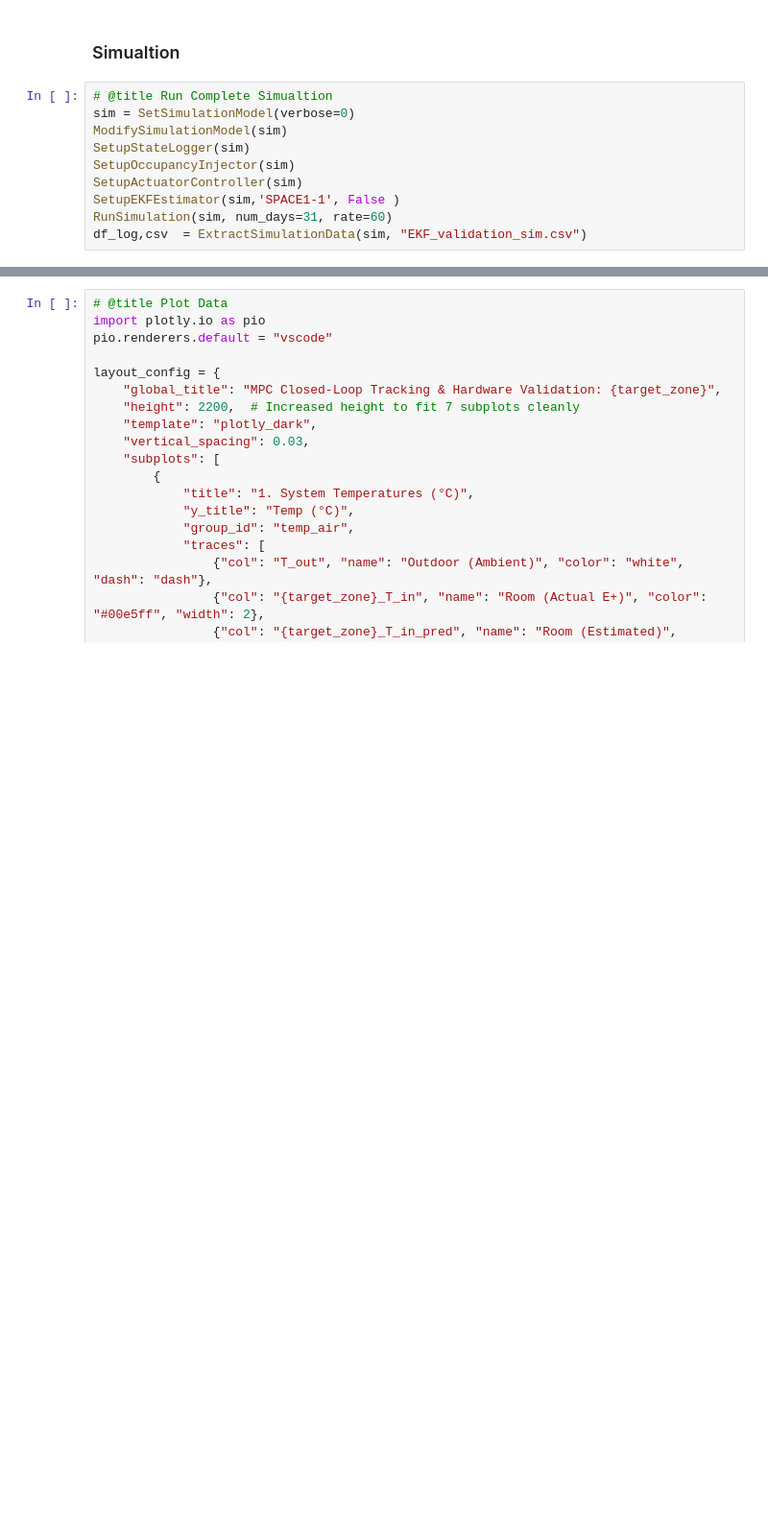
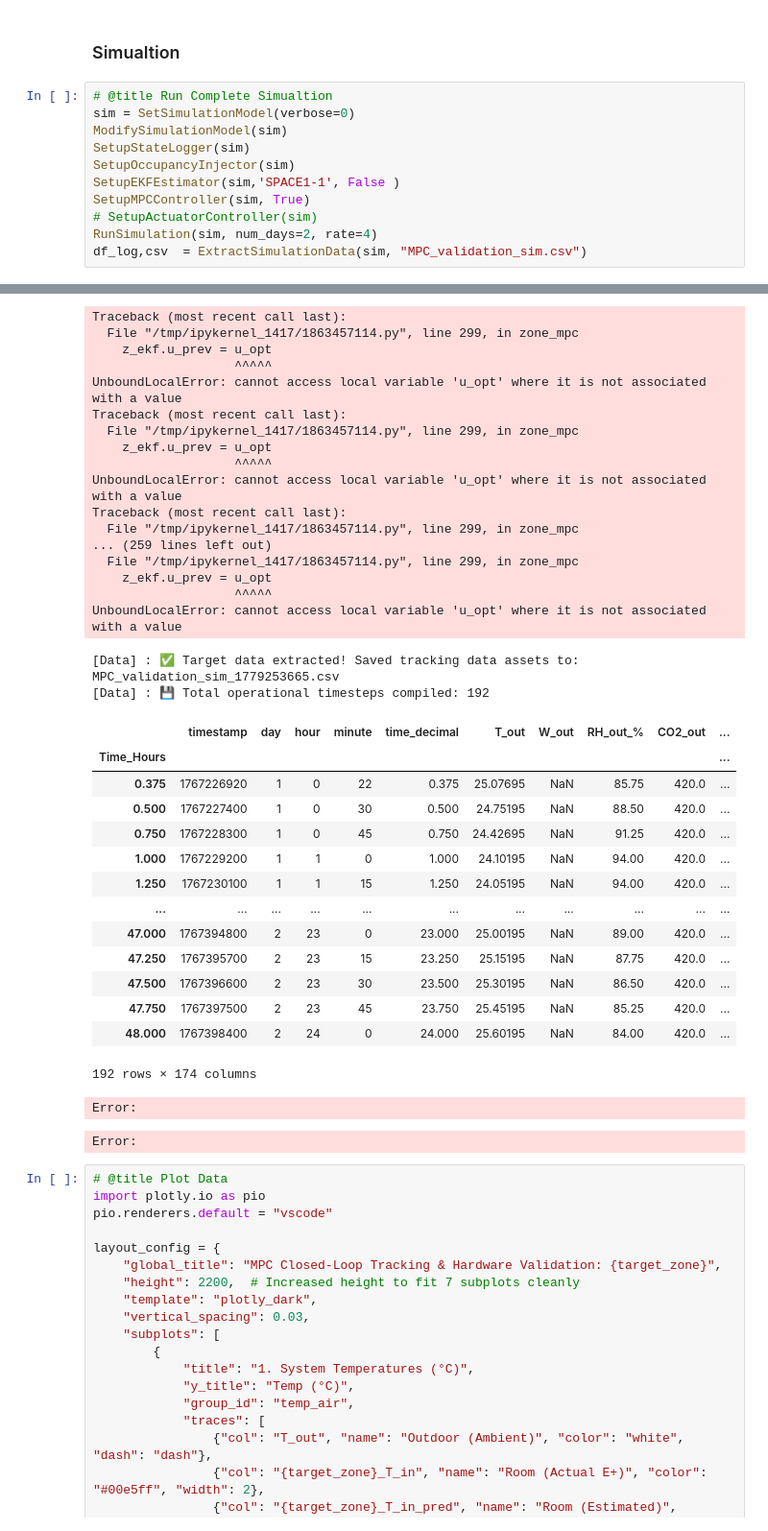
Before and after one commit to janithcyapa/DHCA-Framework, a Jupyter notebook: Simulation/3_MPC_Validation.ipynb, the cells around one changed output, grey strips where cells are left out. Shown at 96% size. Drawn from its saved outputs; the diff is of its cells as text; blank space fills up the shorter version.

```diff
--- a/Simulation/3_MPC_Validation.ipynb
+++ b/Simulation/3_MPC_Validation.ipynb
@@ -31,7 +358,9 @@ sim = SetSimulationModel(verbose=0)
 ModifySimulationModel(sim)
 SetupStateLogger(sim)
 SetupOccupancyInjector(sim)
-SetupActuatorController(sim)
 SetupEKFEstimator(sim,'SPACE1-1', False )
-RunSimulation(sim, num_days=31, rate=60)
-df_log,csv  = ExtractSimulationData(sim, "EKF_validation_sim.csv")
+SetupMPCController(sim, True)
+# SetupActuatorController(sim)
+RunSimulation(sim, num_days=2, rate=4)
+df_log,csv  = ExtractSimulationData(sim, "MPC_validation_sim.csv")
+# %% [output]
@@ -38,3 +486,38 @@ df_log,csv  = ExtractSimulationData(sim, "EKF_validation_sim.csv")
+Traceback (most recent call last):
+  File "/tmp/ipykernel_1417/1863457114.py", line 299, in zone_mpc
+    z_ekf.u_prev = u_opt
+                   ^^^^^
+UnboundLocalError: cannot access local variable 'u_opt' where it is not associated with a value
+Traceback (most recent call last):
+  File "/tmp/ipykernel_1417/1863457114.py", line 299, in zone_mpc
+    z_ekf.u_prev = u_opt
+                   ^^^^^
+UnboundLocalError: cannot access local variable 'u_opt' where it is not associated with a value
+Traceback (most recent call last):
+  File "/tmp/ipykernel_1417/1863457114.py", line 299, in zone_mpc
+... (259 lines left out)
+  File "/tmp/ipykernel_1417/1863457114.py", line 299, in zone_mpc
+    z_ekf.u_prev = u_opt
+                   ^^^^^
+UnboundLocalError: cannot access local variable 'u_opt' where it is not associated with a value
+[Data] : ✅ Target data extracted! Saved tracking data assets to: MPC_validation_sim_1779253665.csv
+[Data] : 💾 Total operational timesteps compiled: 192
+|  | timestamp | day | hour | minute | time_decimal | T_out | W_out | RH_out_% | CO2_out | ... |
+| Time_Hours |  |  |  |  |  |  |  |  |  | ... |
+| 0.375 | 1767226920 | 1 | 0 | 22 | 0.375 | 25.07695 | NaN | 85.75 | 420.0 | ... |
+| 0.500 | 1767227400 | 1 | 0 | 30 | 0.500 | 24.75195 | NaN | 88.50 | 420.0 | ... |
+| 0.750 | 1767228300 | 1 | 0 | 45 | 0.750 | 24.42695 | NaN | 91.25 | 420.0 | ... |
+| 1.000 | 1767229200 | 1 | 1 | 0 | 1.000 | 24.10195 | NaN | 94.00 | 420.0 | ... |
+| 1.250 | 1767230100 | 1 | 1 | 15 | 1.250 | 24.05195 | NaN | 94.00 | 420.0 | ... |
+| ... | ... | ... | ... | ... | ... | ... | ... | ... | ... | ... |
+| 47.000 | 1767394800 | 2 | 23 | 0 | 23.000 | 25.00195 | NaN | 89.00 | 420.0 | ... |
+| 47.250 | 1767395700 | 2 | 23 | 15 | 23.250 | 25.15195 | NaN | 87.75 | 420.0 | ... |
+| 47.500 | 1767396600 | 2 | 23 | 30 | 23.500 | 25.30195 | NaN | 86.50 | 420.0 | ... |
+| 47.750 | 1767397500 | 2 | 23 | 45 | 23.750 | 25.45195 | NaN | 85.25 | 420.0 | ... |
+| 48.000 | 1767398400 | 2 | 24 | 0 | 24.000 | 25.60195 | NaN | 84.00 | 420.0 | ... |
+192 rows × 174 columns
+Error:
+Error:
 # %%
 # @title Plot Data
 import plotly.io as pio
```
Also changed, not shown: parts of 4 cells of this notebook.
